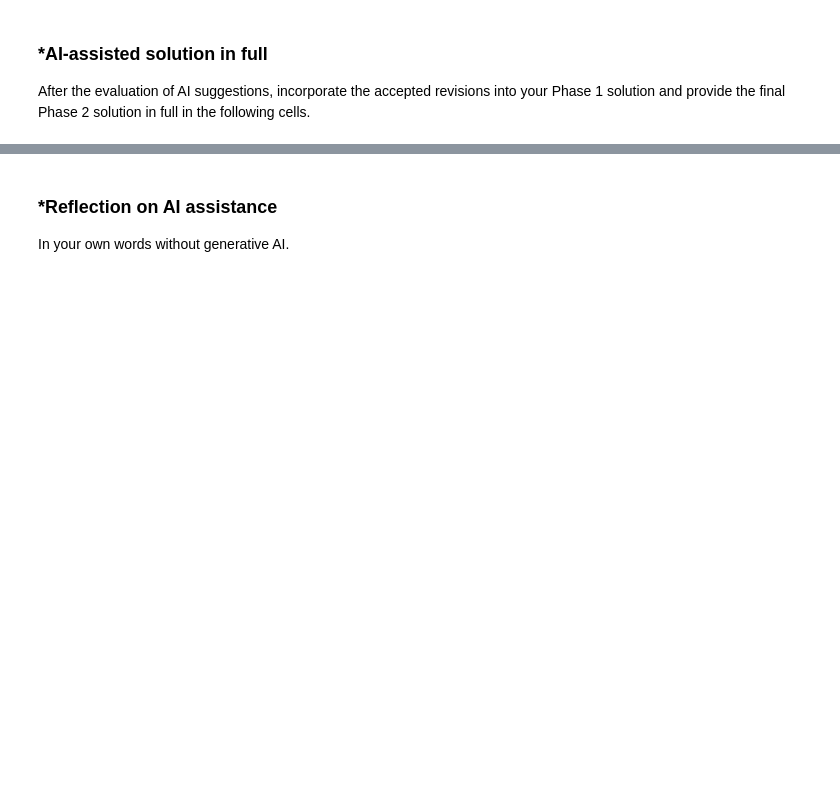
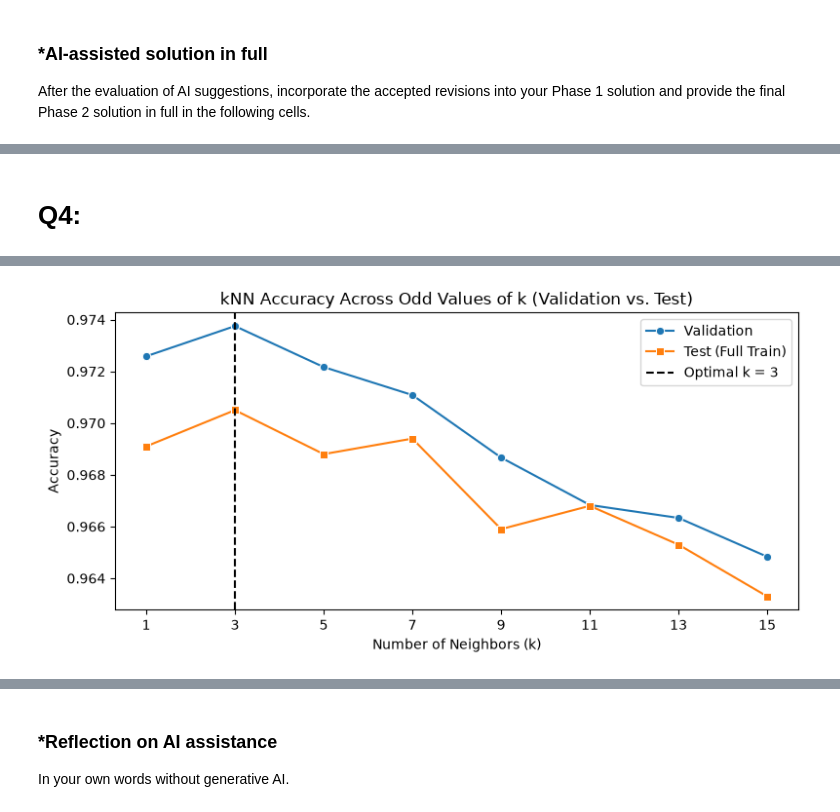
Before and after one commit to Brustachio/L01-cv, a Jupyter notebook: notebook.ipynb, the cells around one changed output, grey strips where cells are left out. Drawn from its saved outputs; the diff is of its cells as text; code cells hidden in the pictures; blank space fills up the shorter version.

```diff
--- a/notebook.ipynb
+++ b/notebook.ipynb
@@ -365,0 +466,17 @@ After the evaluation of AI suggestions, incorporate the accepted revisions into
+# %%
+# Original Phase 1 loop approach (kept for verification):
+Z_train_loop = np.vstack(
+    [X_train[i].reshape((1, 784)) for i in range(len(X_train))]
+)
+
+# PHASE 2 IMPROVEMENT 2: Vectorized reshape and min-max normalization to [0, 1]
+Z_train = X_train.reshape(len(X_train), 784) / 255.0
+Z_test = X_test.reshape(len(X_test), 784) / 255.0
+
+print(
+    "Verified vectorized reshape matches loop reshape:",
+    np.array_equal(X_train.reshape(len(X_train), 784), Z_train_loop),
+)
+print("Reshaped Z_train shape:", Z_train.shape)
+print("Reshaped Z_test shape:", Z_test.shape)
+print(f"Scaled Z_train range: [{Z_train.min():.2f}, {Z_train.max():.2f}]")
@@ -365,0 +491,60 @@ After the evaluation of AI suggestions, incorporate the accepted revisions into
+# %% [markdown]
+# Q4:
+# %%
+from sklearn.model_selection import train_test_split
+from sklearn.neighbors import KNeighborsClassifier
+
+# PHASE 2 IMPROVEMENT 3: Split training data into 80% sub-train and 20% validation to tune k cleanly
+Z_subtrain, Z_val, y_subtrain, y_val = train_test_split(
+    Z_train, y_train, test_size=0.2, random_state=100, stratify=y_train
+)
+
+k_grid = [1, 3, 5, 7, 9, 11, 13, 15]
+val_accuracies = []
+test_accuracies = []
+
+for k in k_grid:
+  # Validation accuracy (used to select optimal k without test leakage)
+  knn_val = KNeighborsClassifier(n_neighbors=k).fit(Z_subtrain, y_subtrain)
+  val_acc = knn_val.score(Z_val, y_val)
+  val_accuracies.append(val_acc)
+
+  # Full training set -> test accuracy (for comparison with Phase 1)
+  knn_full = KNeighborsClassifier(n_neighbors=k).fit(Z_train, y_train)
+  test_acc = knn_full.score(Z_test, y_test)
+  test_accuracies.append(test_acc)
+  print(
+      f"k = {k:2d} | Validation Accuracy = {val_acc:.4f} | Test Accuracy ="
+      f" {test_acc:.4f}"
+  )
+
+k_star = k_grid[np.argmax(val_accuracies)]
+print(
+    f"\nOptimal k selected via validation set: k = {k_star} (Val Accuracy ="
+    f" {max(val_accuracies):.4f}, Test Accuracy ="
+    f" {test_accuracies[np.argmax(val_accuracies)]:.4f})"
+)
+
+# Plot Validation and Test Accuracy curves across k
+k_df = pd.DataFrame({
+    "k": k_grid,
+    "Validation Accuracy": val_accuracies,
+    "Test Accuracy": test_accuracies,
+})
+
+plt.figure(figsize=(8, 4))
+sns.lineplot(
+    data=k_df, x="k", y="Validation Accuracy", marker="o", label="Validation"
+)
+sns.lineplot(
+    data=k_df, x="k", y="Test Accuracy", marker="s", label="Test (Full Train)"
+)
+plt.axvline(k_star, color="black", linestyle="--", label=f"Optimal k = {k_star}")
+plt.title("kNN Accuracy Across Odd Values of k (Validation vs. Test)")
+plt.xlabel("Number of Neighbors (k)")
+plt.ylabel("Accuracy")
+plt.xticks(k_grid)
+plt.legend()
+plt.tight_layout()
+plt.show()
+# %% [output]
@@ -365,0 +561 @@ After the evaluation of AI suggestions, incorporate the accepted revisions into
+[figure, added]
```
Also changed, not shown: parts of 26 cells of this notebook.
